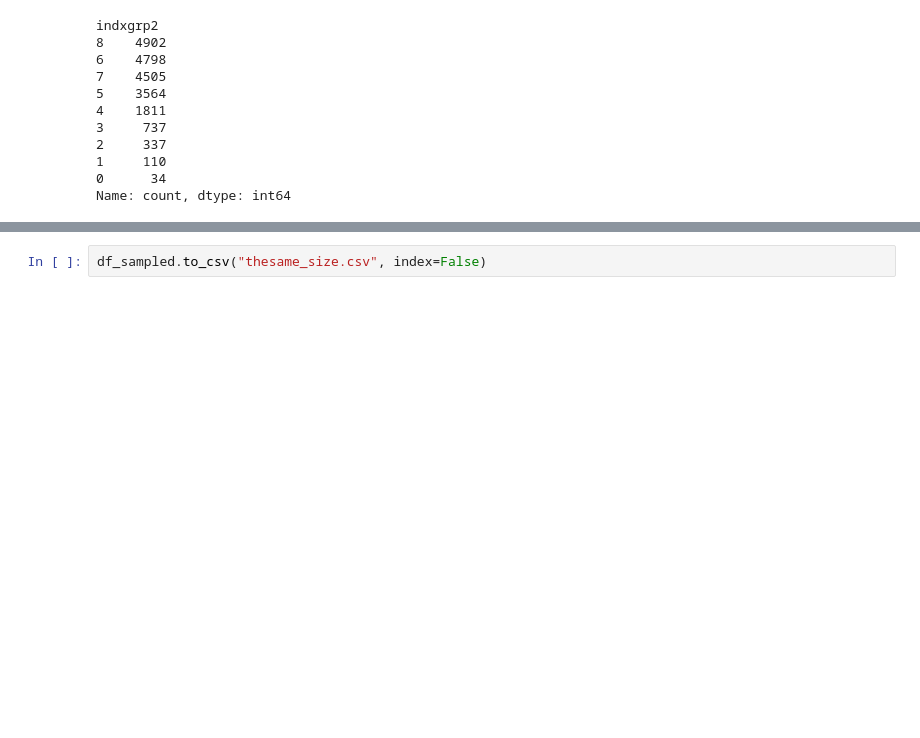
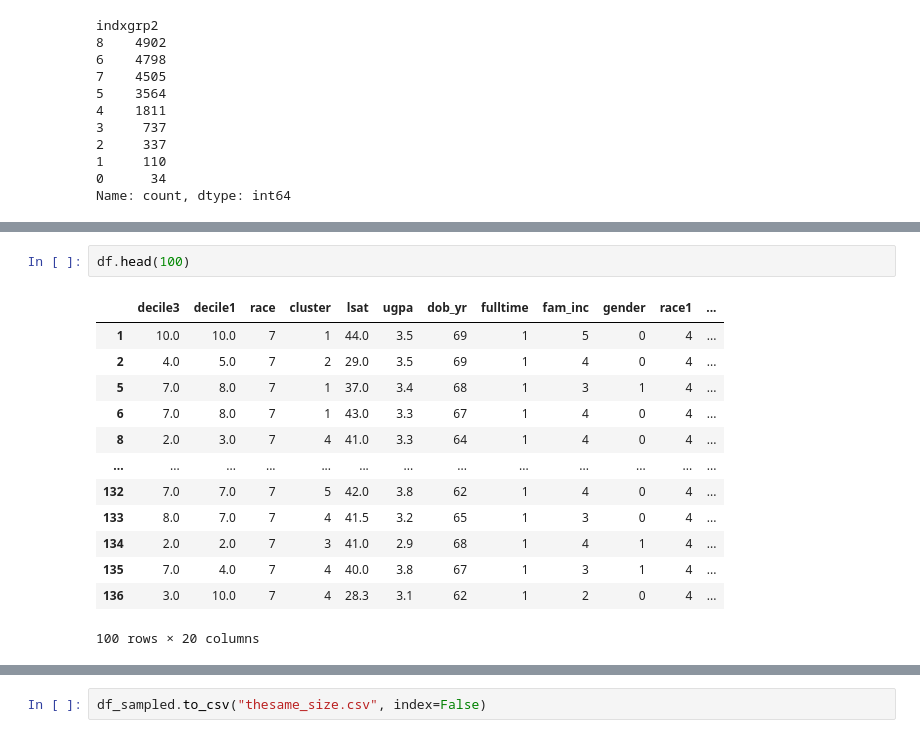
Before and after one commit to VerifAI-inc/mia-privacy-fairness, a Jupyter notebook: Law Data (GitHub)/Data Preprocessing Law Gender.ipynb, the cells around one changed output, grey strips where cells are left out. Drawn from its saved outputs; the diff is of its cells as text; blank space fills up the shorter version.

```diff
--- a/Law Data (GitHub)/Data Preprocessing Law Gender.ipynb
+++ b/Law Data (GitHub)/Data Preprocessing Law Gender.ipynb
@@ -924,3 +986,19 @@ Name: count, dtype: int64
+# %%
+df.head(100)
+# %% [output]
+|  | decile3 | decile1 | race | cluster | lsat | ugpa | dob_yr | fulltime | fam_inc | gender | race1 | ... |
+| 1 | 10.0 | 10.0 | 7 | 1 | 44.0 | 3.5 | 69 | 1 | 5 | 0 | 4 | ... |
+| 2 | 4.0 | 5.0 | 7 | 2 | 29.0 | 3.5 | 69 | 1 | 4 | 0 | 4 | ... |
+| 5 | 7.0 | 8.0 | 7 | 1 | 37.0 | 3.4 | 68 | 1 | 3 | 1 | 4 | ... |
+| 6 | 7.0 | 8.0 | 7 | 1 | 43.0 | 3.3 | 67 | 1 | 4 | 0 | 4 | ... |
+| 8 | 2.0 | 3.0 | 7 | 4 | 41.0 | 3.3 | 64 | 1 | 4 | 0 | 4 | ... |
+| ... | ... | ... | ... | ... | ... | ... | ... | ... | ... | ... | ... | ... |
+| 132 | 7.0 | 7.0 | 7 | 5 | 42.0 | 3.8 | 62 | 1 | 4 | 0 | 4 | ... |
+| 133 | 8.0 | 7.0 | 7 | 4 | 41.5 | 3.2 | 65 | 1 | 3 | 0 | 4 | ... |
+| 134 | 2.0 | 2.0 | 7 | 3 | 41.0 | 2.9 | 68 | 1 | 4 | 1 | 4 | ... |
+| 135 | 7.0 | 4.0 | 7 | 4 | 40.0 | 3.8 | 67 | 1 | 3 | 1 | 4 | ... |
+| 136 | 3.0 | 10.0 | 7 | 4 | 28.3 | 3.1 | 62 | 1 | 2 | 0 | 4 | ... |
+100 rows × 20 columns
 # %%
 # from sklearn.model_selection import train_test_split
 
```
Also changed, not shown: parts of 17 cells of this notebook, 6 other files.
